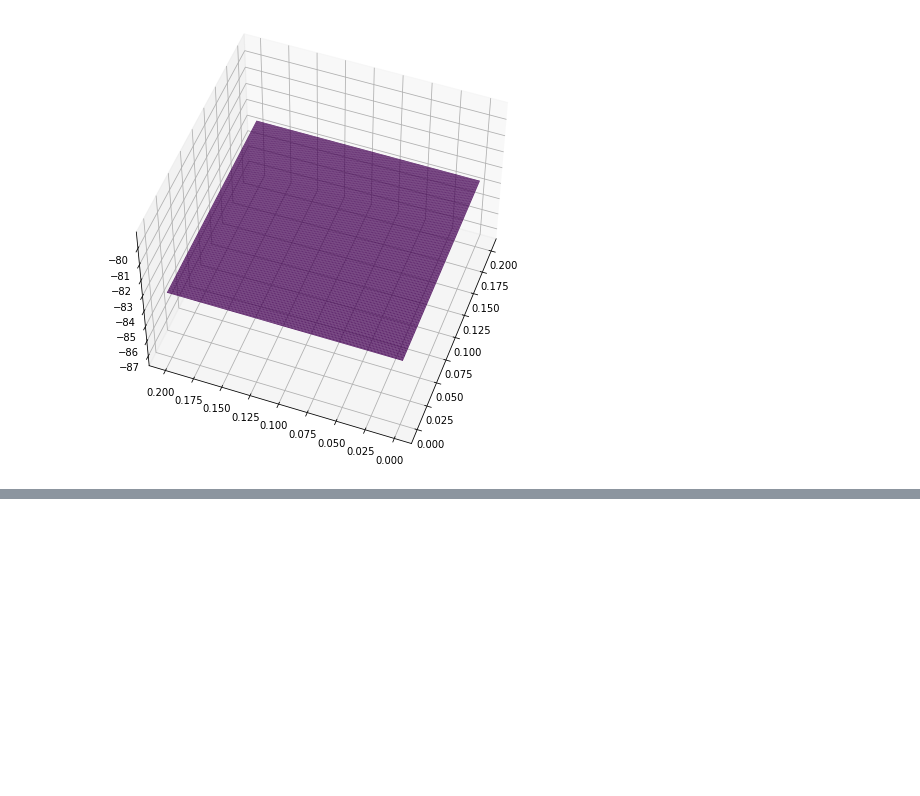
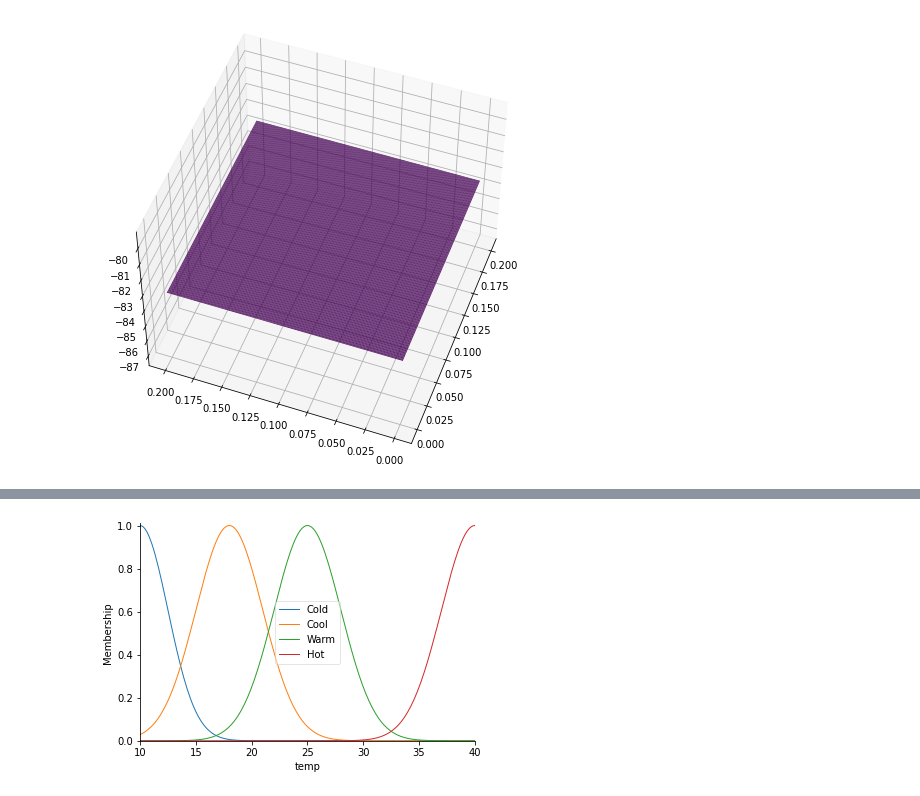
Before and after one commit to NguyenHoang127/AI_Exercise_2, a Jupyter notebook: Exercise_Fuzzy_AI_Adaptive_Neural_Fuzzy_20146195_Doan_Nguyen_Hoang.ipynb, the cells around one changed output, grey strips where cells are left out. Saved outputs shown, nothing was run; the diff lists cells and outputs as text; code cells hidden in the pictures; blank space fills up the shorter version.

```diff
--- a/Exercise_Fuzzy_AI_Adaptive_Neural_Fuzzy_20146195_Doan_Nguyen_Hoang.ipynb
+++ b/Exercise_Fuzzy_AI_Adaptive_Neural_Fuzzy_20146195_Doan_Nguyen_Hoang.ipynb
@@ -318,0 +374,86 @@ ax.view_init(50,200)
+# %%
+# EX2: Temperature Controller
+
+import numpy as np
+import skfuzzy as fuzzy
+from skfuzzy import control as ctrl
+
+universe = np.linspace(10,40,200) #Dải hoạt động nhiệt độ
+universe1 = np.linspace(0,100,200) #Dải thang đo độ ẩm 0-100% RH
+universe2 = np.linspace(0,100,200)
+
+#Khai báo các biến vào-ra
+temp = ctrl.Antecedent(universe,'temp')
+humidity = ctrl.Antecedent(universe1,'humidity')
+fan_spd = ctrl.Consequent(universe2,'fan_spd')
+
+temp['Cold'] = fuzzy.gaussmf(temp.universe,10,2.5)
+temp['Cool'] = fuzzy.gaussmf(temp.universe,18,3)
+temp['Warm']  = fuzzy.gaussmf(temp.universe,25,3)
+temp['Hot']  = fuzzy.gaussmf(temp.universe,40,3)
+temp.view()
+
+
+humidity['Low'] = fuzzy.gaussmf(humidity.universe,0,15)
+humidity['Medium'] = fuzzy.gaussmf(humidity.universe,50,15)
+humidity['High']  = fuzzy.gaussmf(humidity.universe,100,15)
+humidity.view()
+
+fan_spd['Zero'] = fuzzy.gaussmf(fan_spd.universe,0,3)
+fan_spd['Low'] = fuzzy.gaussmf(fan_spd.universe,35,10)
+fan_spd['Medium']  = fuzzy.gaussmf(fan_spd.universe,70,10)
+fan_spd['High']  = fuzzy.gaussmf(fan_spd.universe,100,10)
+fan_spd.view()
+
+#Xây dựng luật
+
+rule1 = ctrl.Rule(antecedent=((temp['Cold']&humidity['High']))
+                              ,consequent=(fan_spd['High']))
+
+rule2 = ctrl.Rule(antecedent=((temp['Cool']&humidity['High'])|(temp['Cold']&humidity['Medium'])|(temp['Cold']&humidity['Low']))
+                              ,consequent=(fan_spd['Medium']))
+
+rule3 = ctrl.Rule(antecedent=((temp['Warm']&humidity['High'])|(temp['Cool']&humidity['Medium'])|(temp['Cool']&humidity['Low']))
+                              ,consequent=(fan_spd['Low']))
+
+rule4 = ctrl.Rule(antecedent=((temp['Hot']&humidity['High'])|(temp['Warm']&humidity['Medium'])|(temp['Hot']&humidity['Medium'])
+                              |(temp['Warm']&humidity['Low'])|(temp['Hot']&humidity['Low']))
+                              ,consequent=(fan_spd['Zero']))
+
+#Thêm Thư Viện
+from matplotlib.legend import time
+import matplotlib
+from skfuzzy.control.controlsystem import ControlSystemSimulation
+import matplotlib.pyplot as plt
+from mpl_toolkits.mplot3d import Axes3D
+
+
+System  = ctrl.ControlSystem(rules = [rule1, rule2, rule3, rule4])
+sim = ctrl.ControlSystemSimulation(System, flush_after_run= 61*61+1)
+
+#Khai báo dữ liệu
+upSampled1 = np.linspace(10,40,61)
+upSampled2 = np.linspace(0,100,61)
+x,y = np.meshgrid(upSampled1, upSampled2)
+z = np.zeros_like(x)
+
+#Tính toán
+for i in range(61):
+  for j in range(61):
+    sim.input['temp']= x[i,j]
+    sim.input['humidity']=y[i,j]
+    sim.compute()
+    z[i,j]=sim.output['fan_spd']
+
+#Hiển Thị Kết Quả
+fig = plt.figure(figsize =(11,11))
+ax = fig.add_subplot(111,projection = '3d')
+suf = ax.plot_surface(x,y,z, rstride= 1, cstride= 1, cmap = 'viridis',linewidth= 0.4, antialiased= True)
+
+#Chiếu 3 hình chiếu
+cset = ax.contourf(x,y,z, zdir= 'z', offset= 6, cmap= 'viridis', anpha= 0.5)
+cset = ax.contourf(x,y,z, zdir= 'x', offset= 6, cmap= 'viridis', anpha= 0.5)
+cset = ax.contourf(x,y,z, zdir= 'y', offset= 6, cmap= 'viridis', anpha= 0.5)
+ax.view_init(50,30)
+# %% [output]
+[figure, added]
```
Also changed, not shown: parts of 6 cells of this notebook.
